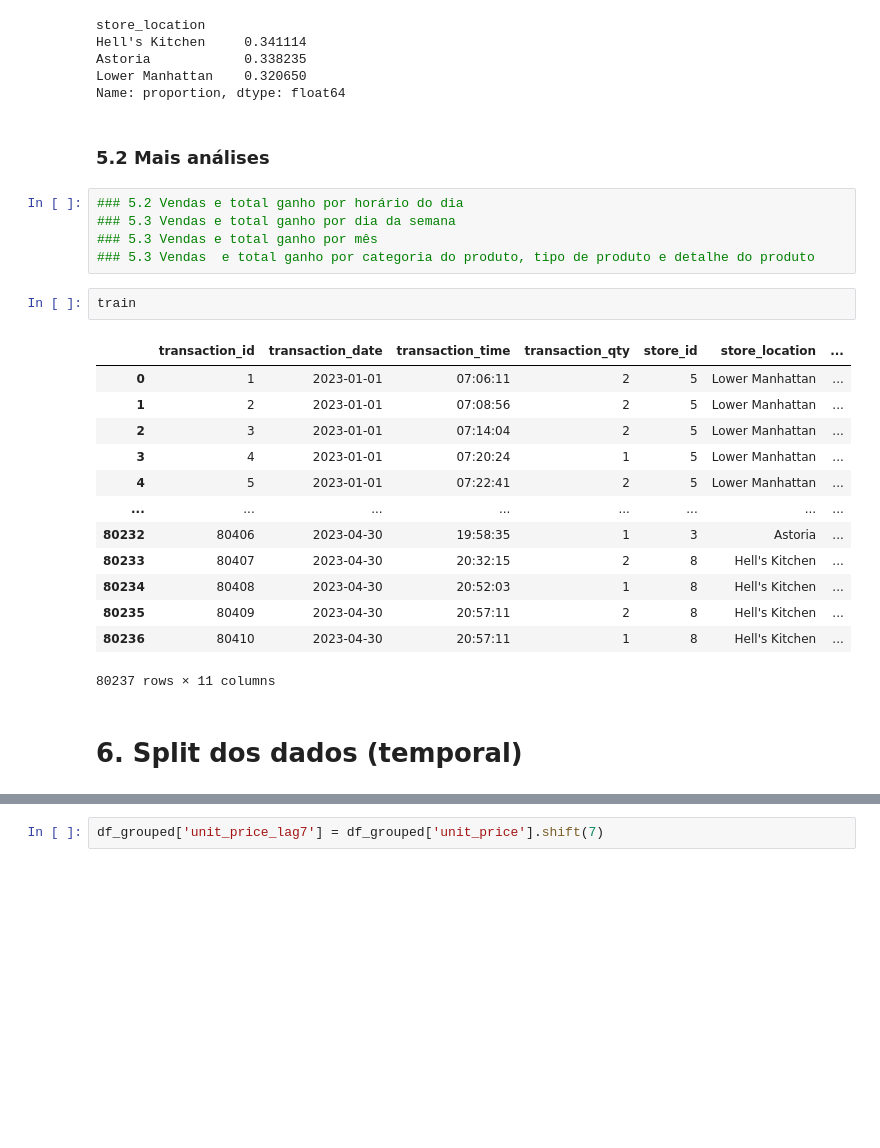
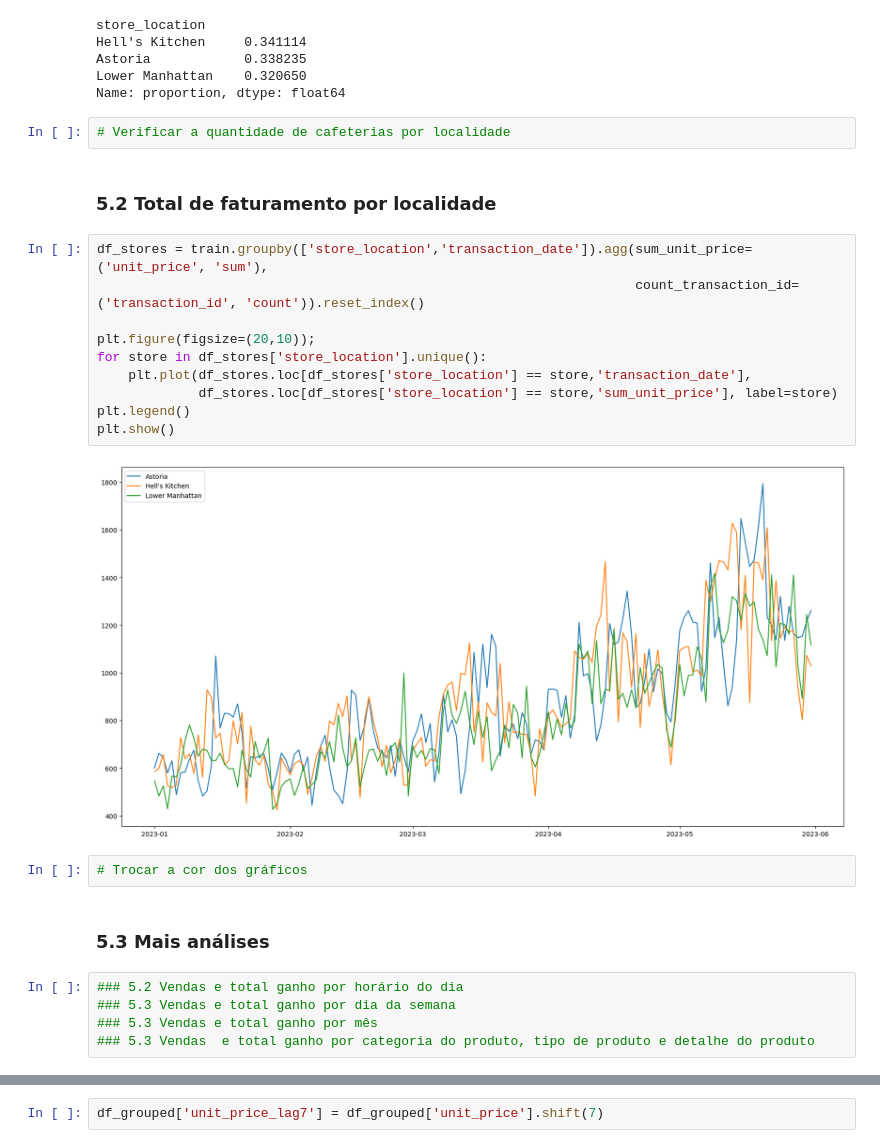
Before and after one commit to deborabmfreitas/coffee-shop-sales-prediction, a Jupyter notebook: coffee-shop-sales-prediction.ipynb, the cells around one changed output, grey strips where cells are left out. Cells and saved outputs as stored; diff of their text form; blank space fills up the shorter version.

```diff
--- a/coffee-shop-sales-prediction.ipynb
+++ b/coffee-shop-sales-prediction.ipynb
@@ -115,28 +151,28 @@ Hell's Kitchen     0.341114
 Astoria            0.338235
 Lower Manhattan    0.320650
 Name: proportion, dtype: float64
+# %%
+# Verificar a quantidade de cafeterias por localidade
+# %% [markdown]
+### 5.2 Total de faturamento por localidade
+# %%
+df_stores = train.groupby(['store_location','transaction_date']).agg(sum_unit_price=('unit_price', 'sum'),
+                                                                     count_transaction_id=('transaction_id', 'count')).reset_index()
+
+plt.figure(figsize=(20,10));
+for store in df_stores['store_location'].unique():
+    plt.plot(df_stores.loc[df_stores['store_location'] == store,'transaction_date'],
+             df_stores.loc[df_stores['store_location'] == store,'sum_unit_price'], label=store)
+plt.legend()
+plt.show()
+# %% [output]
+[figure, added]
+# %%
+# Trocar a cor dos gráficos
 # %% [markdown]
-### 5.2 Mais análises
+### 5.3 Mais análises
 # %%
 ### 5.2 Vendas e total ganho por horário do dia
 ### 5.3 Vendas e total ganho por dia da semana
 ### 5.3 Vendas e total ganho por mês
 ### 5.3 Vendas  e total ganho por categoria do produto, tipo de produto e detalhe do produto
-# %%
-train
-# %% [output]
-|  | transaction_id | transaction_date | transaction_time | transaction_qty | store_id | store_location | ... |
-| 0 | 1 | 2023-01-01 | 07:06:11 | 2 | 5 | Lower Manhattan | ... |
-| 1 | 2 | 2023-01-01 | 07:08:56 | 2 | 5 | Lower Manhattan | ... |
-| 2 | 3 | 2023-01-01 | 07:14:04 | 2 | 5 | Lower Manhattan | ... |
-| 3 | 4 | 2023-01-01 | 07:20:24 | 1 | 5 | Lower Manhattan | ... |
-| 4 | 5 | 2023-01-01 | 07:22:41 | 2 | 5 | Lower Manhattan | ... |
-| ... | ... | ... | ... | ... | ... | ... | ... |
-| 80232 | 80406 | 2023-04-30 | 19:58:35 | 1 | 3 | Astoria | ... |
-| 80233 | 80407 | 2023-04-30 | 20:32:15 | 2 | 8 | Hell's Kitchen | ... |
-| 80234 | 80408 | 2023-04-30 | 20:52:03 | 1 | 8 | Hell's Kitchen | ... |
-| 80235 | 80409 | 2023-04-30 | 20:57:11 | 2 | 8 | Hell's Kitchen | ... |
-| 80236 | 80410 | 2023-04-30 | 20:57:11 | 1 | 8 | Hell's Kitchen | ... |
-80237 rows × 11 columns
-# %% [markdown]
-# 6. Split dos dados (temporal)
```
Also changed, not shown: parts of 23 cells of this notebook.
